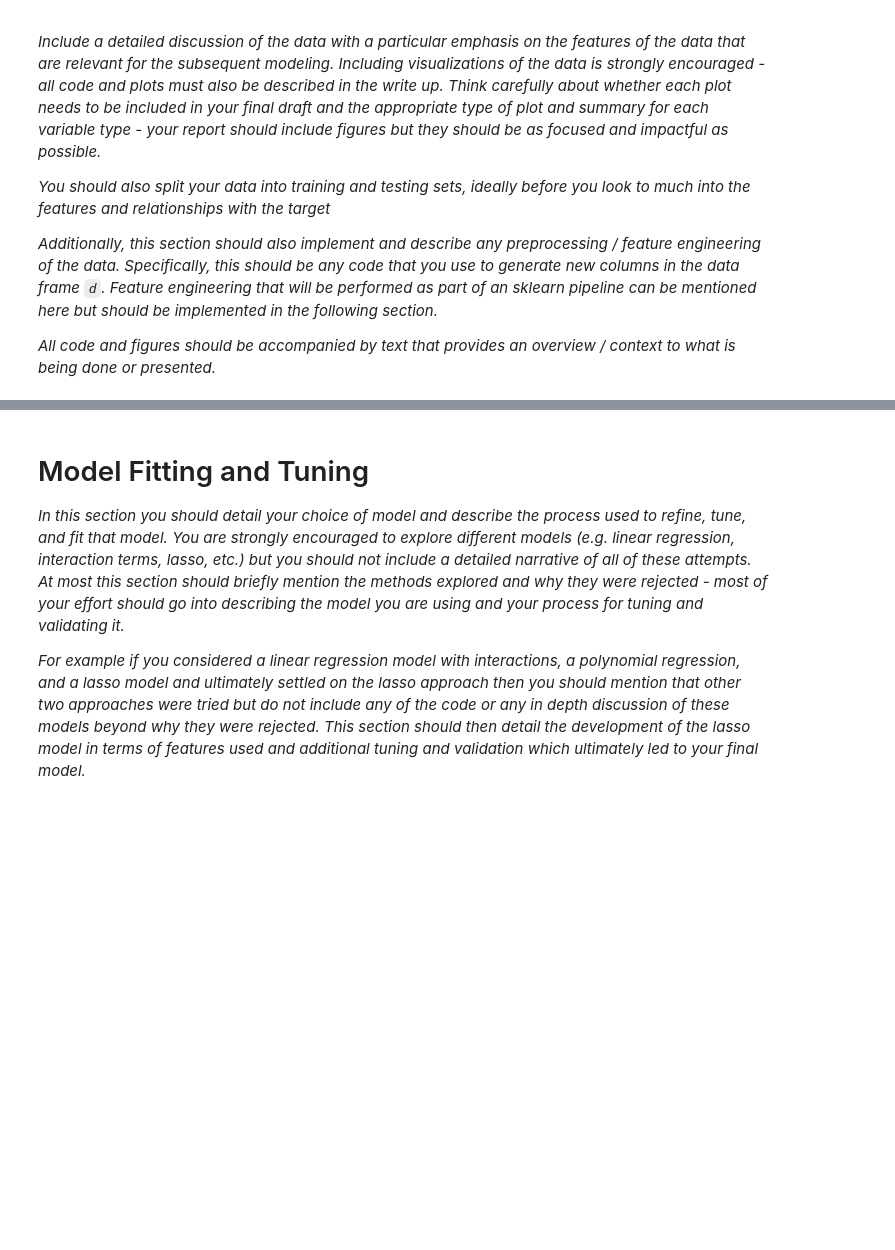
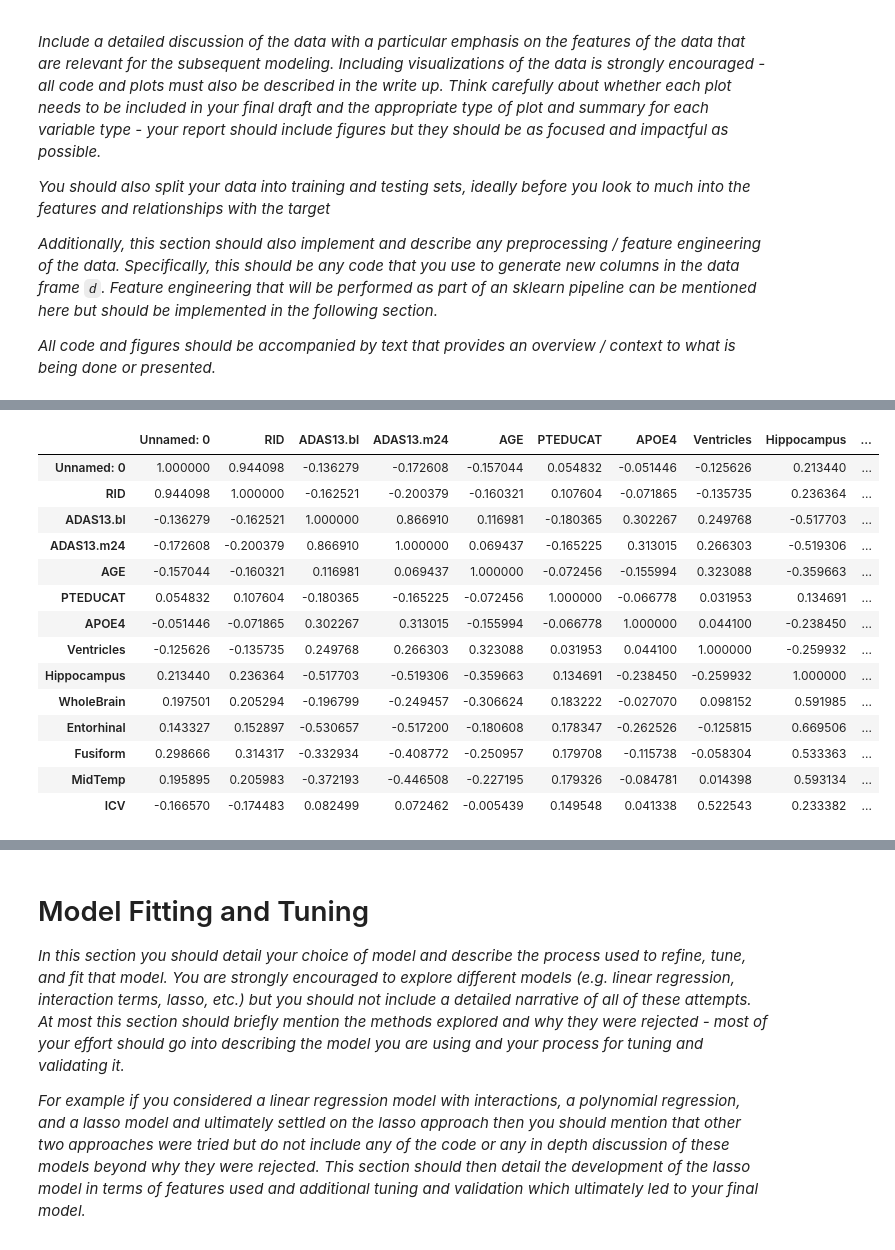
Before and after one commit to Aleksandra-kalucka/Machine-Learning-project-1, a Jupyter notebook: project1.ipynb, the cells around one changed output, grey strips where cells are left out. Cells and saved outputs as stored; diff of their text form; code cells hidden in the pictures; blank space fills up the shorter version.

```diff
--- a/project1.ipynb
+++ b/project1.ipynb
@@ -47,0 +135,19 @@ d.head()
+# %%
+#THE CORRELATION VALUES
+d.corr(numeric_only=True)
+# %% [output]
+|  | Unnamed: 0 | RID | ADAS13.bl | ADAS13.m24 | AGE | PTEDUCAT | APOE4 | Ventricles | Hippocampus | ... |
+| Unnamed: 0 | 1.000000 | 0.944098 | -0.136279 | -0.172608 | -0.157044 | 0.054832 | -0.051446 | -0.125626 | 0.213440 | ... |
+| RID | 0.944098 | 1.000000 | -0.162521 | -0.200379 | -0.160321 | 0.107604 | -0.071865 | -0.135735 | 0.236364 | ... |
+| ADAS13.bl | -0.136279 | -0.162521 | 1.000000 | 0.866910 | 0.116981 | -0.180365 | 0.302267 | 0.249768 | -0.517703 | ... |
+| ADAS13.m24 | -0.172608 | -0.200379 | 0.866910 | 1.000000 | 0.069437 | -0.165225 | 0.313015 | 0.266303 | -0.519306 | ... |
+| AGE | -0.157044 | -0.160321 | 0.116981 | 0.069437 | 1.000000 | -0.072456 | -0.155994 | 0.323088 | -0.359663 | ... |
+| PTEDUCAT | 0.054832 | 0.107604 | -0.180365 | -0.165225 | -0.072456 | 1.000000 | -0.066778 | 0.031953 | 0.134691 | ... |
+| APOE4 | -0.051446 | -0.071865 | 0.302267 | 0.313015 | -0.155994 | -0.066778 | 1.000000 | 0.044100 | -0.238450 | ... |
+| Ventricles | -0.125626 | -0.135735 | 0.249768 | 0.266303 | 0.323088 | 0.031953 | 0.044100 | 1.000000 | -0.259932 | ... |
+| Hippocampus | 0.213440 | 0.236364 | -0.517703 | -0.519306 | -0.359663 | 0.134691 | -0.238450 | -0.259932 | 1.000000 | ... |
+| WholeBrain | 0.197501 | 0.205294 | -0.196799 | -0.249457 | -0.306624 | 0.183222 | -0.027070 | 0.098152 | 0.591985 | ... |
+| Entorhinal | 0.143327 | 0.152897 | -0.530657 | -0.517200 | -0.180608 | 0.178347 | -0.262526 | -0.125815 | 0.669506 | ... |
+| Fusiform | 0.298666 | 0.314317 | -0.332934 | -0.408772 | -0.250957 | 0.179708 | -0.115738 | -0.058304 | 0.533363 | ... |
+| MidTemp | 0.195895 | 0.205983 | -0.372193 | -0.446508 | -0.227195 | 0.179326 | -0.084781 | 0.014398 | 0.593134 | ... |
+| ICV | -0.166570 | -0.174483 | 0.082499 | 0.072462 | -0.005439 | 0.149548 | 0.041338 | 0.522543 | 0.233382 | ... |
```
Also changed, not shown: parts of 8 cells of this notebook.
